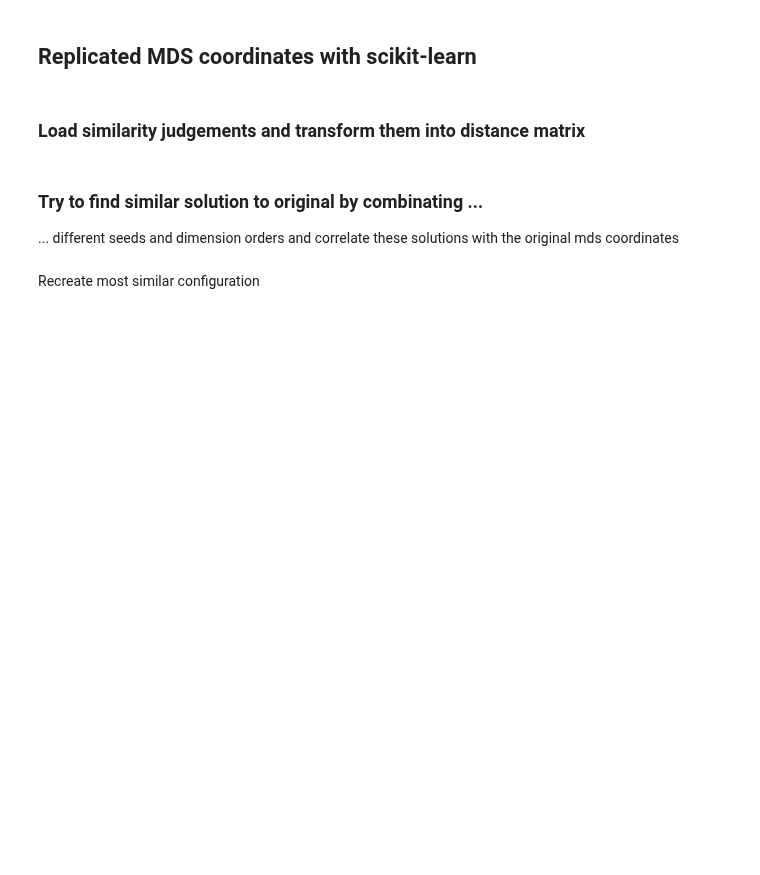
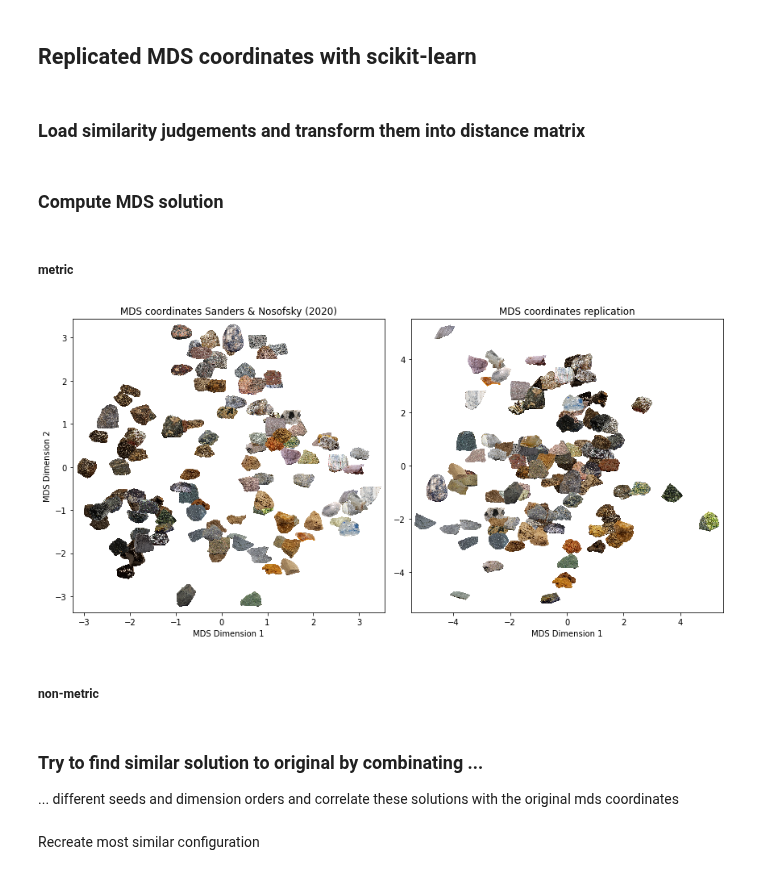
Before and after one commit to dominikpegler/mds_cnn, a Jupyter notebook: sanders_nosofsky_2020/mds_replication.ipynb, the cells around one changed output. Drawn from its saved outputs; the diff is of its cells as text; code cells hidden in the pictures; blank space fills up the shorter version.

Commit message:
added non-metric

```diff
--- a/sanders_nosofsky_2020/mds_replication.ipynb
+++ b/sanders_nosofsky_2020/mds_replication.ipynb
@@ -123,3 +123,29 @@ df_sim = df_sim.replace(0, 10)
 m_dist = (10 - df_sim).values
 
 #categories = [cat[:2] for cat in df_dist.index]
+# %% [markdown]
+### Compute MDS solution
+# %% [markdown]
+##### metric
+# %%
+seed = 317
+
+m = MDS(n_components=8,
+        metric=True,
+        dissimilarity='precomputed',
+        max_iter=5000,
+        eps=1e-09,
+        random_state=seed,
+        n_jobs=1
+       )
+
+pos = m.fit(m_dist).embedding_
+mds_repl = m.fit_transform(m_dist)
+scaler = MinMaxScaler((-5, 5))
+mds_repl = scaler.fit_transform(mds_repl)
+# %%
+plot_compare_dims(1, 2, mds_obs, mds_repl, rock_images)
+# %% [output]
+[figure, added]
+# %% [markdown]
+##### non-metric
```
Also changed, not shown: parts of 2 cells of this notebook.
